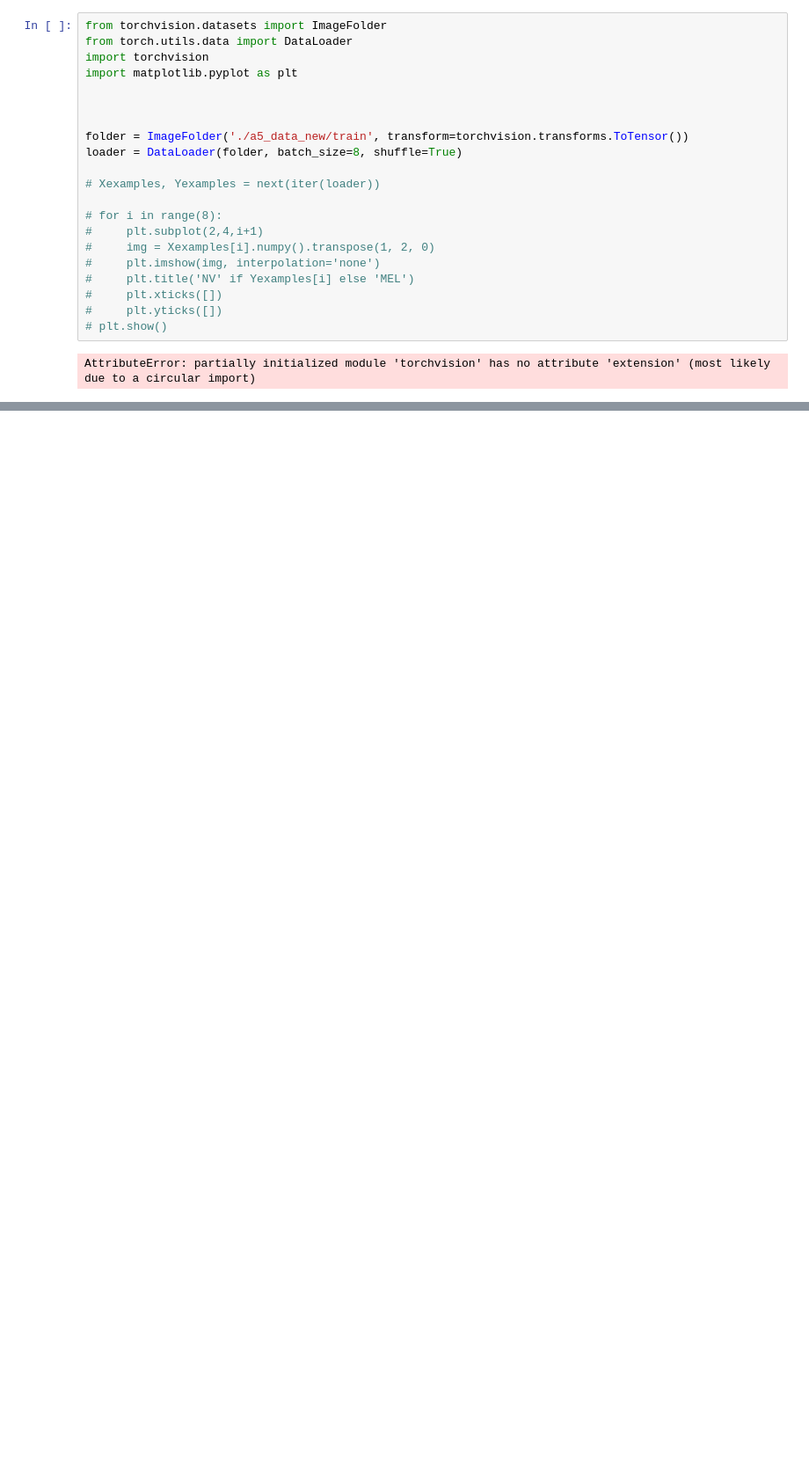
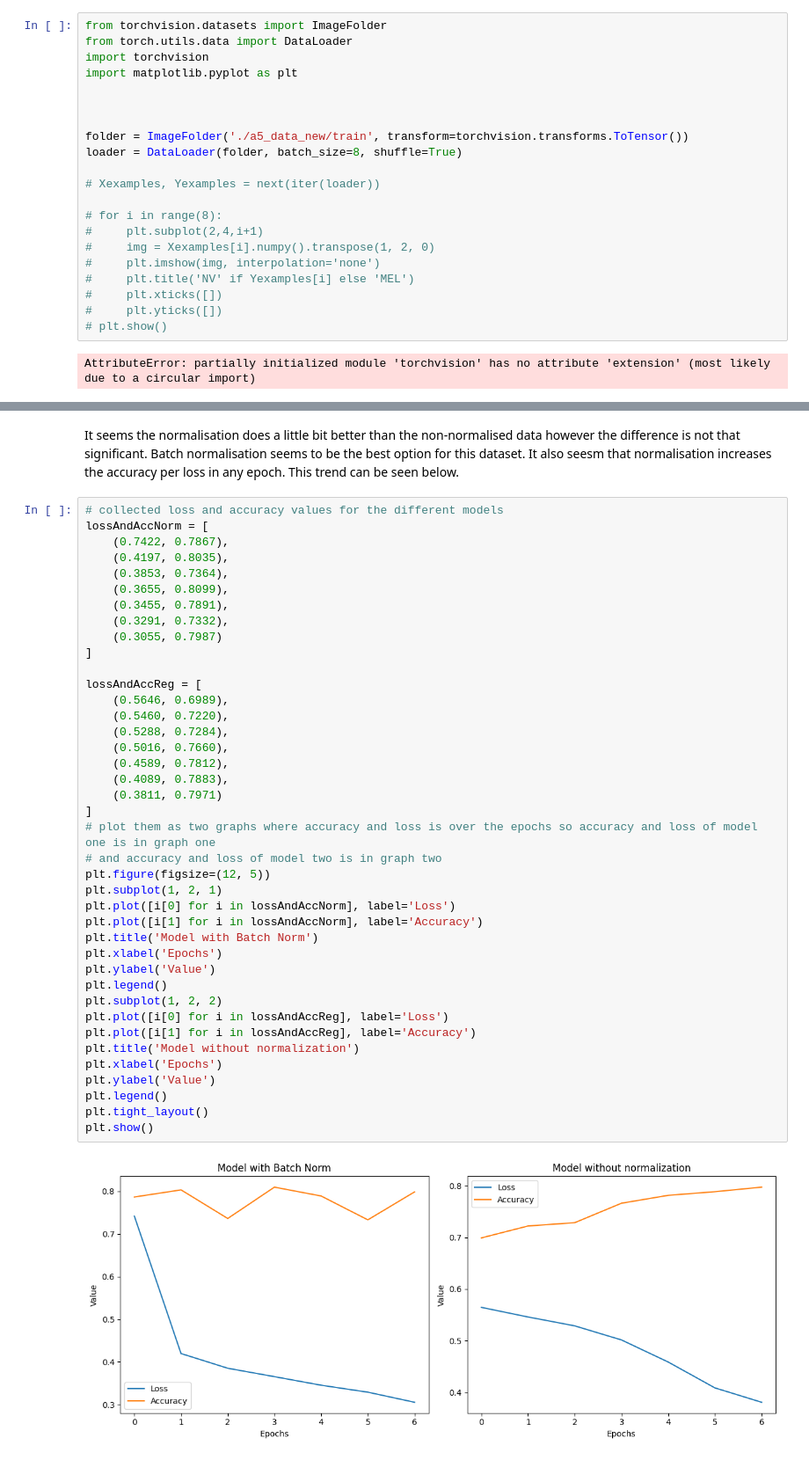
Before and after one commit to casperHansenTEOA/dat341, a Jupyter notebook: Lab5/Lab.ipynb, the cells around one changed output, grey strips where cells are left out. Shown at 88% size. Cells and saved outputs as stored; diff of their text form; blank space fills up the shorter version.

```diff
--- a/Lab5/Lab.ipynb
+++ b/Lab5/Lab.ipynb
@@ -227,0 +311,44 @@ The optimal amount of epochs seems to be around
+# %% [markdown]
+It seems the normalisation does a little bit better than the non-normalised data however the difference is not that significant. Batch normalisation seems to be the best option for this dataset. It also seesm that normalisation increases the accuracy per loss in any epoch. This trend can be seen below.
+# %%
+# collected loss and accuracy values for the different models
+lossAndAccNorm = [
+    (0.7422, 0.7867),
+    (0.4197, 0.8035),
+    (0.3853, 0.7364),
+    (0.3655, 0.8099),
+    (0.3455, 0.7891),
+    (0.3291, 0.7332),
+    (0.3055, 0.7987)
+]
+
+lossAndAccReg = [
+    (0.5646, 0.6989),
+    (0.5460, 0.7220),
+    (0.5288, 0.7284),
+    (0.5016, 0.7660),
+    (0.4589, 0.7812),
+    (0.4089, 0.7883),
+    (0.3811, 0.7971)
+]
+# plot them as two graphs where accuracy and loss is over the epochs so accuracy and loss of model one is in graph one
+# and accuracy and loss of model two is in graph two
+plt.figure(figsize=(12, 5))
+plt.subplot(1, 2, 1)
+plt.plot([i[0] for i in lossAndAccNorm], label='Loss')
+plt.plot([i[1] for i in lossAndAccNorm], label='Accuracy')
+plt.title('Model with Batch Norm')
+plt.xlabel('Epochs')
+plt.ylabel('Value')
+plt.legend()
+plt.subplot(1, 2, 2)
+plt.plot([i[0] for i in lossAndAccReg], label='Loss')
+plt.plot([i[1] for i in lossAndAccReg], label='Accuracy')
+plt.title('Model without normalization')
+plt.xlabel('Epochs')
+plt.ylabel('Value')
+plt.legend()
+plt.tight_layout()
+plt.show()
+# %% [output]
+[figure, added]
```
Also changed, not shown: parts of 11 cells of this notebook.
